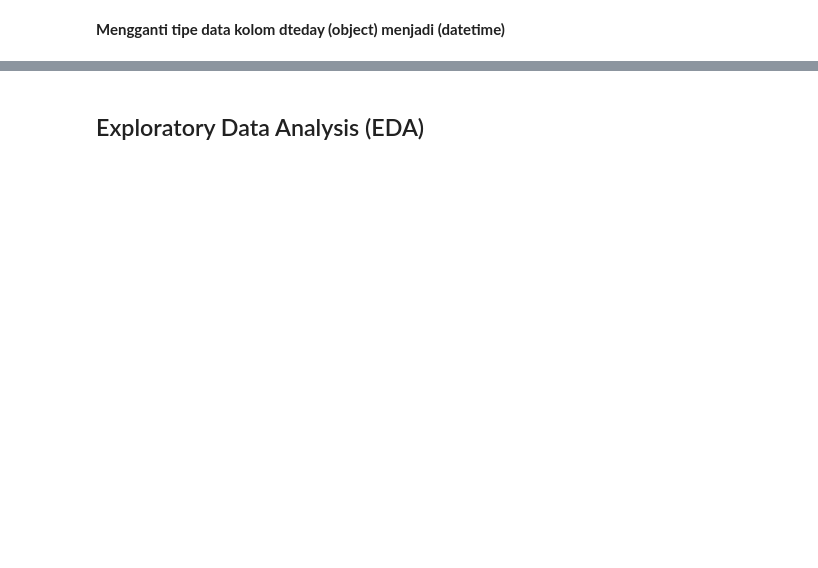
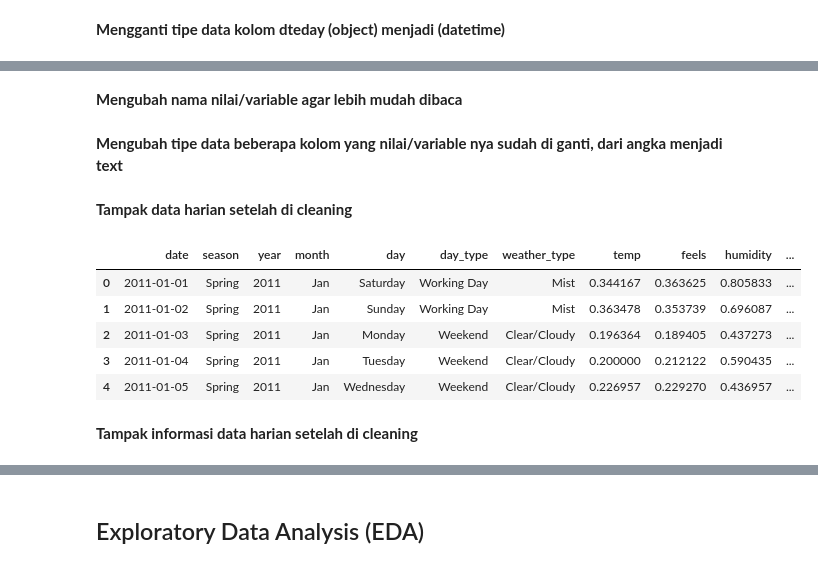
Before and after one commit to wahyupelitajaya/Dicoding-Submission-Analysis-Data, a Jupyter notebook: notebook.ipynb, the cells around one changed output, grey strips where cells are left out. Drawn from its saved outputs; the diff is of its cells as text; code cells hidden in the pictures; blank space fills up the shorter version.

```diff
--- a/notebook.ipynb
+++ b/notebook.ipynb
@@ -241,0 +240,3 @@ memory usage: 91.5 KB
+# %%
+# Mengahapus kolom yang tidak digunakan
+day_df = day_df.drop(['instant', 'holiday'], axis=1)
@@ -241,0 +245,14 @@ memory usage: 91.5 KB
+# %%
+# mengubah nama-nama kolom agar lebih mudah dibaca
+day_df = day_df.rename(columns={
+    'dteday': 'date',
+    'yr': 'year',
+    'mnth': 'month',
+    'weekday' : 'day',
+    'workingday': 'day_type',
+    'weathersit': 'weather_type',
+    'atemp': 'feels',
+    'hum': 'humidity',
+    'cnt': 'total'})
+# %% [markdown]
+**Mengubah nama nilai/variable agar lebih mudah dibaca**
@@ -241,0 +267,2 @@ memory usage: 91.5 KB
+# %% [markdown]
+**Mengubah tipe data beberapa kolom yang nilai/variable nya sudah di ganti, dari angka menjadi text**
@@ -241,0 +276,14 @@ memory usage: 91.5 KB
+# %% [markdown]
+**Tampak data harian setelah di cleaning**
+# %%
+# Menampilkan data harian setelah di cleaning
+day_df.head()
+# %% [output]
+|  | date | season | year | month | day | day_type | weather_type | temp | feels | humidity | ... |
+| 0 | 2011-01-01 | Spring | 2011 | Jan | Saturday | Working Day | Mist | 0.344167 | 0.363625 | 0.805833 | ... |
+| 1 | 2011-01-02 | Spring | 2011 | Jan | Sunday | Working Day | Mist | 0.363478 | 0.353739 | 0.696087 | ... |
+| 2 | 2011-01-03 | Spring | 2011 | Jan | Monday | Weekend | Clear/Cloudy | 0.196364 | 0.189405 | 0.437273 | ... |
+| 3 | 2011-01-04 | Spring | 2011 | Jan | Tuesday | Weekend | Clear/Cloudy | 0.200000 | 0.212122 | 0.590435 | ... |
+| 4 | 2011-01-05 | Spring | 2011 | Jan | Wednesday | Weekend | Clear/Cloudy | 0.226957 | 0.229270 | 0.436957 | ... |
+# %% [markdown]
+**Tampak informasi data harian setelah di cleaning**
```
Also changed, not shown: parts of 61 cells of this notebook.
